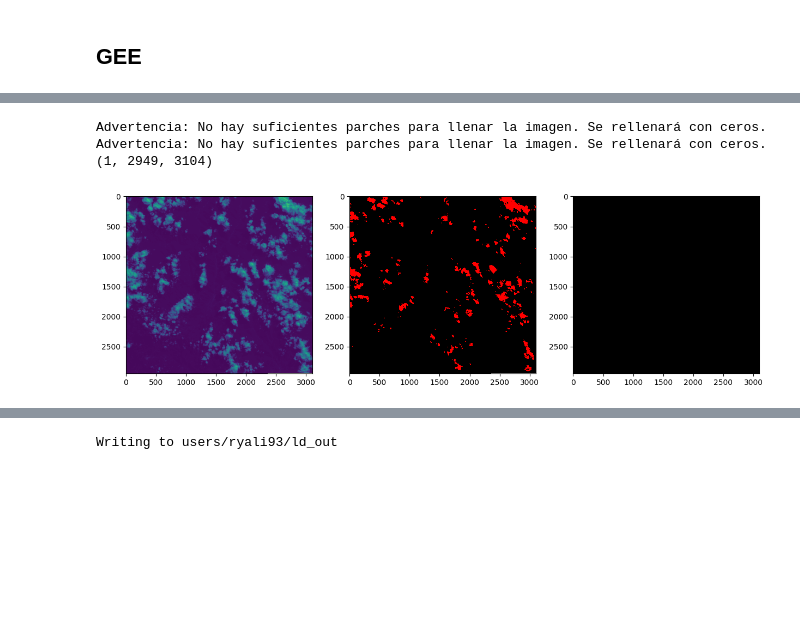
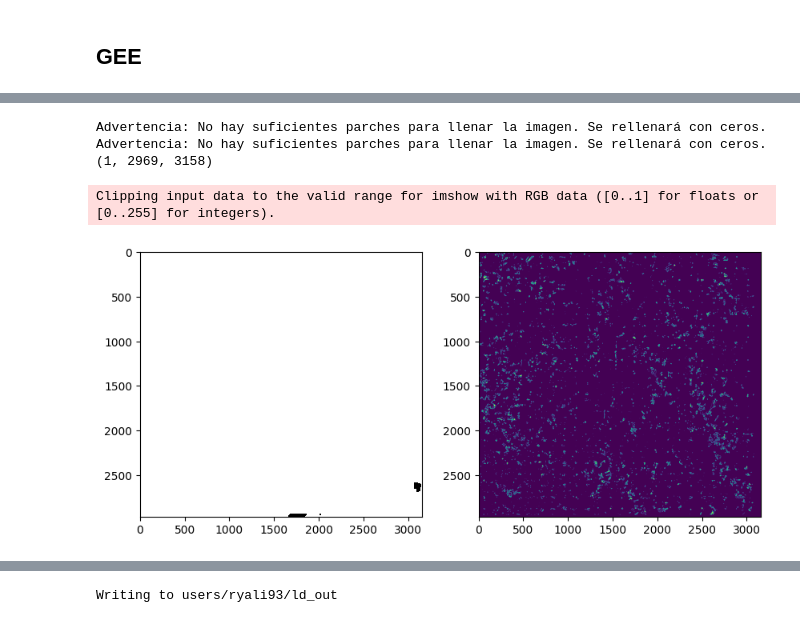
Before and after one commit to ryali93/lanslide4sat_pl, a Jupyter notebook: scripts/upload_model_gee.ipynb, the cells around one changed output, grey strips where cells are left out. Cells and saved outputs as stored; diff of their text form; code cells hidden in the pictures; blank space fills up the shorter version.

```diff
--- a/scripts/upload_model_gee.ipynb
+++ b/scripts/upload_model_gee.ipynb
@@ -121,3 +222,14 @@ image_data = dataset.read()
+# %%
+set_dir = "/home/ryali93/Desktop/l4s/test_upload/"
+ap_path = set_dir + 'ld_ap.tif'
+s2_path = set_dir + 'ld_2020.tif'
+d_s2 = rasterio.open(s2_path).read()
+
+ap_resamp = resamplear(ap_path, s2_path)
+ap_resamp = np.moveaxis(ap_resamp, 0, -1)
+ap_resamp = ap_resamp[:,:,:2]
+ap_resamp = np.moveaxis(ap_resamp, -1, 0)
+data = np.concatenate((d_s2, ap_resamp), axis=0)
 # %%
 def rellenar_nan(parche):
     for i in range(parche.shape[0]):
@@ -169,21 +263,21 @@ def get_model_pl(model_path):
     model = LandslideModel()
     return  model.load_from_checkpoint(checkpoint_path=model_path)
 # %%
-model_path = r'../models/unet_vanilla_6b_l4s.ckpt'
+model_path = r'../models/unet_resnet34_6b_full.ckpt'
 model = get_model_pl(model_path)
 dataset_eval = DatasetLandslideEval(parches)
 # %%
-loader = torch.utils.data.DataLoader(dataset_eval, batch_size=16, shuffle=False, num_workers=0)
+loader_1 = torch.utils.data.DataLoader(dataset_eval, batch_size=16)
 # %%
 # 2. Iterar sobre el DataLoader y hacer predicciones
 model.eval()  # Poner el modelo en modo evaluación
-all_predictions = []
+all_predictions_1 = []
 
 with torch.no_grad():
-    for images in loader:  # Aquí, estamos desempaquetando las imágenes y las máscaras, pero solo usamos las imágenes
+    for images in loader_1:  # Aquí, estamos desempaquetando las imágenes y las máscaras, pero solo usamos las imágenes
         predictions = model(images)
         # normalize predictions to 0 and 1
-        predictions = torch.sigmoid(predictions)
+        # predictions = torch.sigmoid(predictions)
         # convert to numpy array
         predictions = predictions.cpu().numpy()
-        all_predictions.append(predictions)
+        all_predictions_1.append(predictions)
@@ -190,56 +286,54 @@ with torch.no_grad():
 # %%
+import numpy as np
+
 def reconstruir_mascara(parches, size, original_shape):
     _, height, width = original_shape
     mascara_reconstruida = np.zeros(original_shape, dtype=parches[0].dtype)
-
     n_parches_x = -(-width // size)
     n_parches_y = -(-height // size)
-
     contador = 0
-    for i in range(n_parches_x):
-        for j in range(n_parches_y):
+    for j in range(n_parches_x):
+        for i in range(n_parches_y):
             if contador >= len(parches):
                 print("Advertencia: No hay suficientes parches para llenar la imagen. Se rellenará con ceros.")
                 break
-
             parche = parches[contador]
-
-            if parche.ndim == 3:
-                parche = parche[0]
-
+            if parche.ndim == 4: parche = parche[0, 0]
+            elif parche.ndim == 3: parche = parche[0]
             espacio_restante_x = min(size, width - i * size)
             espacio_restante_y = min(size, height - j * size)
-
-            parche_ajustado = parche[:espacio_restante_x, :espacio_restante_y]
-
-            mascara_reconstruida[:, i*size:i*size + espacio_restante_x, j*size:j*size + espacio_restante_y] = parche_ajustado
+            parche_ajustado = parche[:espacio_restante_y, :espacio_restante_x]
+            mascara_reconstruida[0, j*size:j*size + espacio_restante_y, i*size:i*size + espacio_restante_x] = parche_ajustado
             contador += 1
-
     return mascara_reconstruida
 
-parches_aplanados = [parche for batch in all_predictions for parche in batch]
-mascara_reconstruida = reconstruir_mascara(parches_aplanados, size, original_shape)
-print(mascara_reconstruida.shape)  # Debería ser (1, 2949, 3104)
+parches_aplanados_1 = [parche for batch in all_predictions_1 for parche in batch]
+# parches_aplanados_2 = [parche for batch in all_predictions_2 for parche in batch]
+size = 128
+original_shape = (1, 2969, 3158)
+mascara_reconstruida_1 = reconstruir_mascara(parches_aplanados_1, size, original_shape)
+# mascara_reconstruida_2 = reconstruir_mascara(parches_aplanados_1, size, original_shape)
+print(mascara_reconstruida_1.shape)  # Debería ser (1, 2949, 3104)
+# print(mascara_reconstruida_2.shape)  # Debería ser (1, 2949, 3104)
 # %% [output]
 Advertencia: No hay suficientes parches para llenar la imagen. Se rellenará con ceros.
 Advertencia: No hay suficientes parches para llenar la imagen. Se rellenará con ceros.
-(1, 2949, 3104)
+(1, 2969, 3158)
 # %%
 # plot results
 import matplotlib.pyplot as plt
 from matplotlib.colors import ListedColormap
 
-def plot_results(image, mask, prediction):
-    fig, ax = plt.subplots(1, 3, figsize=(15, 5))
+def plot_results(image, prediction):
+    fig, ax = plt.subplots(1, 2, figsize=(10, 5))
     ax[0].imshow(image)
-    ax[1].imshow(mask, cmap=ListedColormap(['black', 'red']), vmin=0, vmax=1)
-    ax[2].imshow(prediction, cmap=ListedColormap(['black', 'red']), vmin=0, vmax=1)
+    ax[1].imshow(prediction) # , cmap=ListedColormap(['black', 'red']), vmin=0, vmax=1
     plt.show()
 
-image = dataset.read(1)
-mask = dataset.read(2)
-prediction = mascara_reconstruida[0]
+image = np.moveaxis(data[0:3, :, :], 0, -1)
+prediction = (mascara_reconstruida_1[0] < -1) & (mascara_reconstruida_1[0] > -4.5)
 
-plot_results(image, mask, prediction)
+plot_results(image, prediction)
 # %% [output]
+Clipping input data to the valid range for imshow with RGB data ([0..1] for floats or [0..255] for integers).
-[figure, old version]
+[figure, new version]
```
Also changed, not shown: parts of 28 cells of this notebook, 9 other files.
